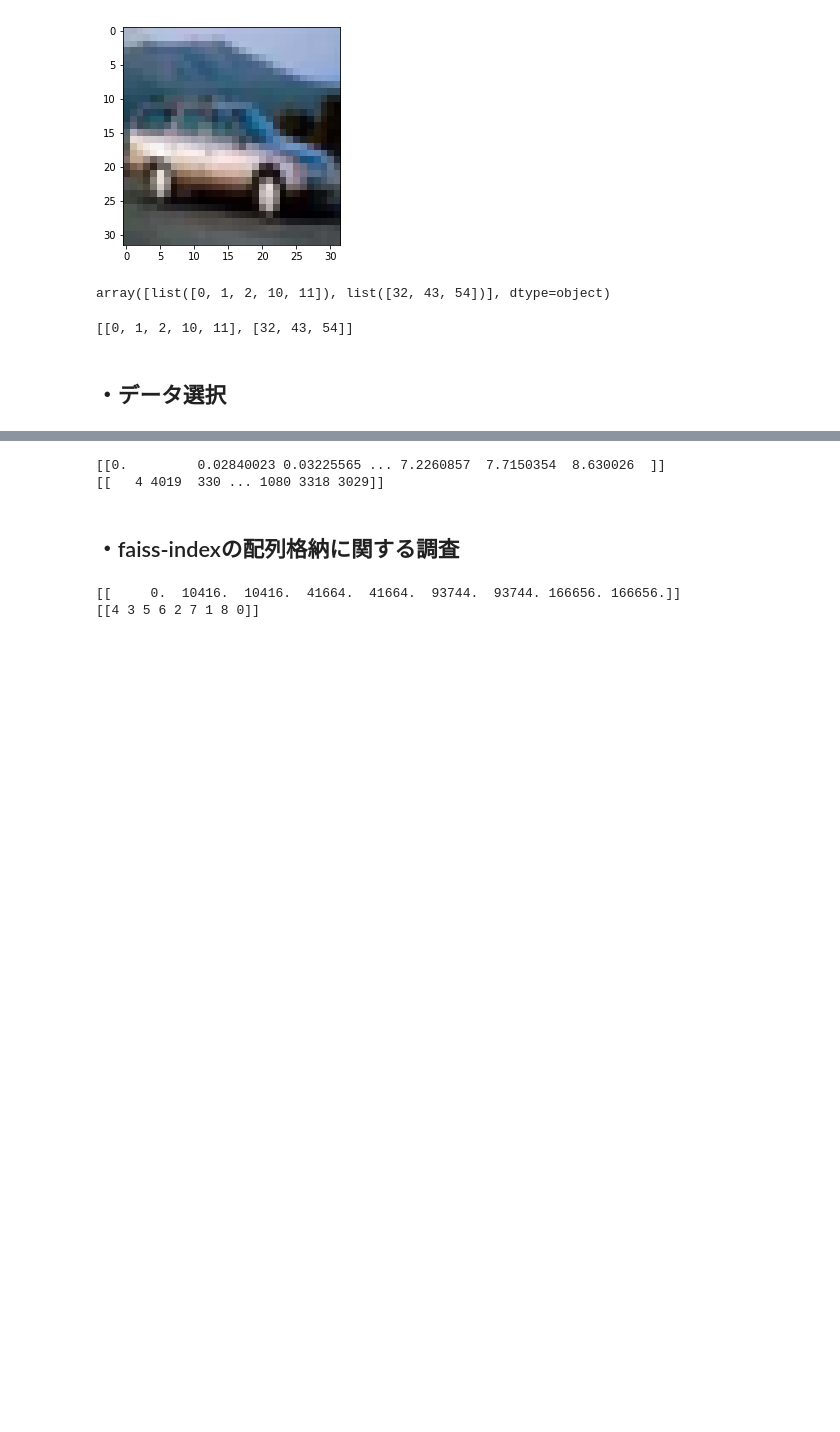
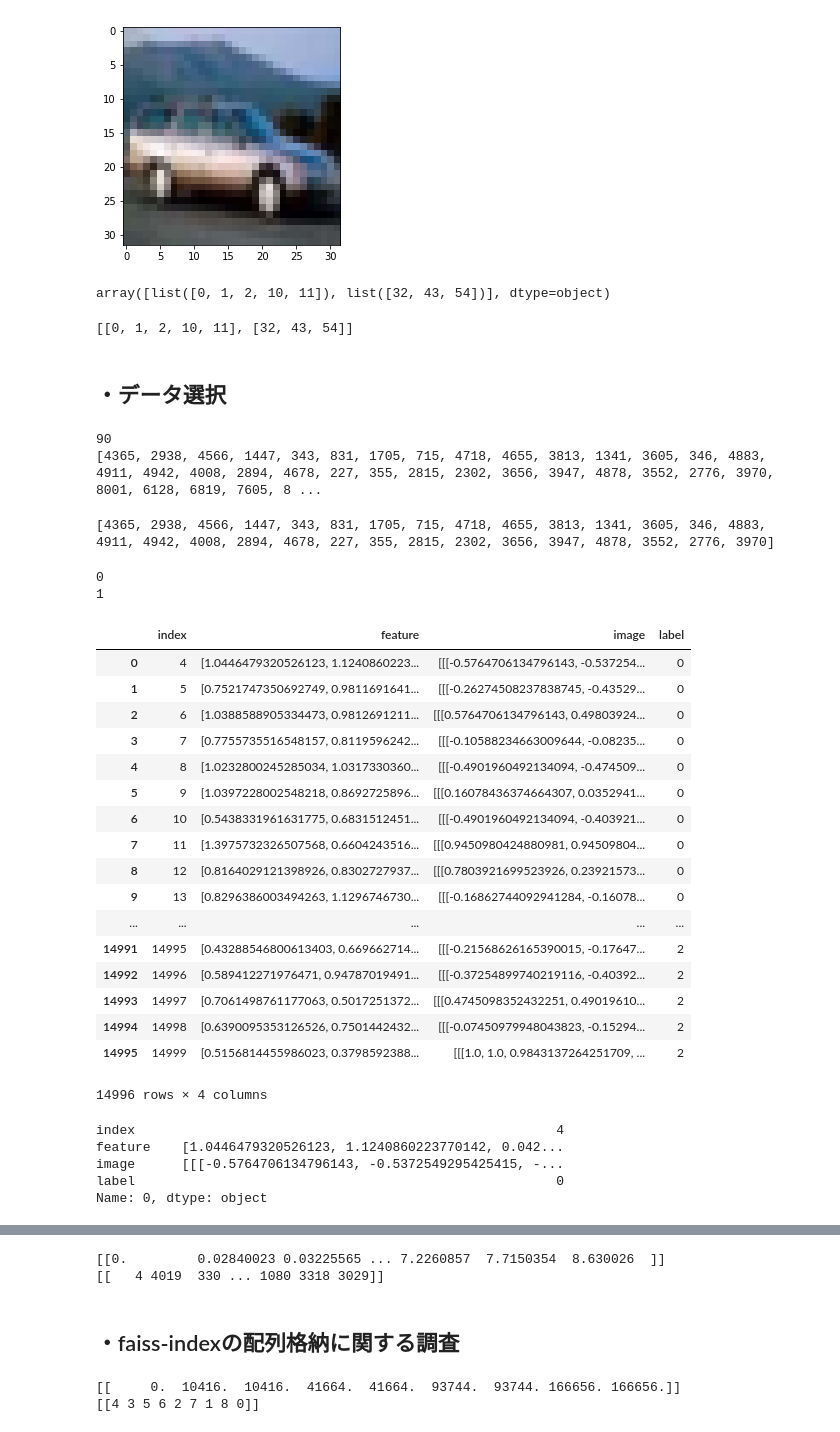
Before and after one commit to takitaki7474/m2-research-prototype, a Jupyter notebook: notebook/feature_selection_with_faiss.ipynb, the cells around one changed output, grey strips where cells are left out. Saved outputs shown, nothing was run; the diff lists cells and outputs as text; code cells hidden in the pictures; blank space fills up the shorter version.

Commit message:
Add method to select NN train indexes

```diff
--- a/notebook/feature_selection_with_faiss.ipynb
+++ b/notebook/feature_selection_with_faiss.ipynb
@@ -156,3 +174,52 @@ class FeatureSelector:
 dbpath = "../prototype/feature_tables/features_v4.db"
 tablename = "feature_table"
 df = load_feature_table(dbpath, tablename)
+# %%
+selected_data = [[0,1,5005, 5010, 10500, 10600], [11, 5011, 10200]]
+v = FeatureSelector(df, selected_data)
+v.add_feature_indexes()
+t = v.select_NN_indexes_by_label(30)
+# %% [output]
+90
+[4365, 2938, 4566, 1447, 343, 831, 1705, 715, 4718, 4655, 3813, 1341, 3605, 346, 4883, 4911, 4942, 4008, 2894, 4678, 227, 355, 2815, 2302, 3656, 3947, 4878, 3552, 2776, 3970, 8001, 6128, 6819, 7605, 8 ...
+# %%
+print(t[:30])
+print(t[30:])
+# %% [output]
+[4365, 2938, 4566, 1447, 343, 831, 1705, 715, 4718, 4655, 3813, 1341, 3605, 346, 4883, 4911, 4942, 4008, 2894, 4678, 227, 355, 2815, 2302, 3656, 3947, 4878, 3552, 2776, 3970]
+# %%
+a = [0,1,2,3,4]
+for i in a[:2]:
+    print(i)
+# %% [output]
+0
+1
+# %%
+dft
+# %% [output]
+|  | index | feature | image | label |
+| 0 | 4 | [1.0446479320526123, 1.1240860223... | [[[-0.5764706134796143, -0.537254... | 0 |
+| 1 | 5 | [0.7521747350692749, 0.9811691641... | [[[-0.26274508237838745, -0.43529... | 0 |
+| 2 | 6 | [1.0388588905334473, 0.9812691211... | [[[0.5764706134796143, 0.49803924... | 0 |
+| 3 | 7 | [0.7755735516548157, 0.8119596242... | [[[-0.10588234663009644, -0.08235... | 0 |
+| 4 | 8 | [1.0232800245285034, 1.0317330360... | [[[-0.4901960492134094, -0.474509... | 0 |
+| 5 | 9 | [1.0397228002548218, 0.8692725896... | [[[0.16078436374664307, 0.0352941... | 0 |
+| 6 | 10 | [0.5438331961631775, 0.6831512451... | [[[-0.4901960492134094, -0.403921... | 0 |
+| 7 | 11 | [1.3975732326507568, 0.6604243516... | [[[0.9450980424880981, 0.94509804... | 0 |
+| 8 | 12 | [0.8164029121398926, 0.8302727937... | [[[0.7803921699523926, 0.23921573... | 0 |
+| 9 | 13 | [0.8296386003494263, 1.1296746730... | [[[-0.16862744092941284, -0.16078... | 0 |
+| ... | ... | ... | ... | ... |
+| 14991 | 14995 | [0.43288546800613403, 0.669662714... | [[[-0.21568626165390015, -0.17647... | 2 |
+| 14992 | 14996 | [0.589412271976471, 0.94787019491... | [[[-0.37254899740219116, -0.40392... | 2 |
+| 14993 | 14997 | [0.7061498761177063, 0.5017251372... | [[[0.4745098352432251, 0.49019610... | 2 |
+| 14994 | 14998 | [0.6390095353126526, 0.7501442432... | [[[-0.07450979948043823, -0.15294... | 2 |
+| 14995 | 14999 | [0.5156814455986023, 0.3798592388... | [[[1.0, 1.0, 0.9843137264251709, ... | 2 |
+14996 rows × 4 columns
+# %%
+dft.iloc[0]
+# %% [output]
+index                                                      4
+feature    [1.0446479320526123, 1.1240860223770142, 0.042...
+image      [[[-0.5764706134796143, -0.5372549295425415, -...
+label                                                      0
+Name: 0, dtype: object
```
Also changed, not shown: parts of 5 cells of this notebook.
